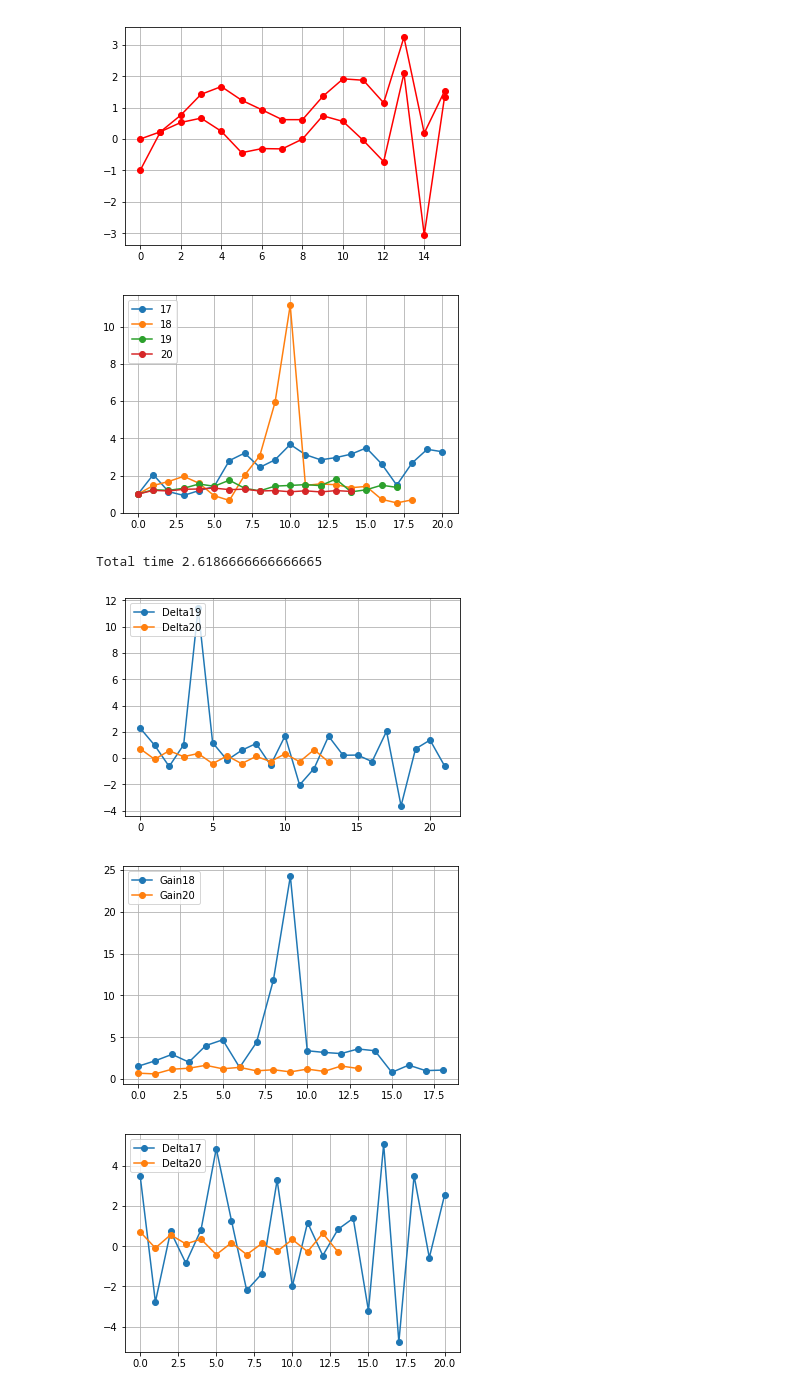
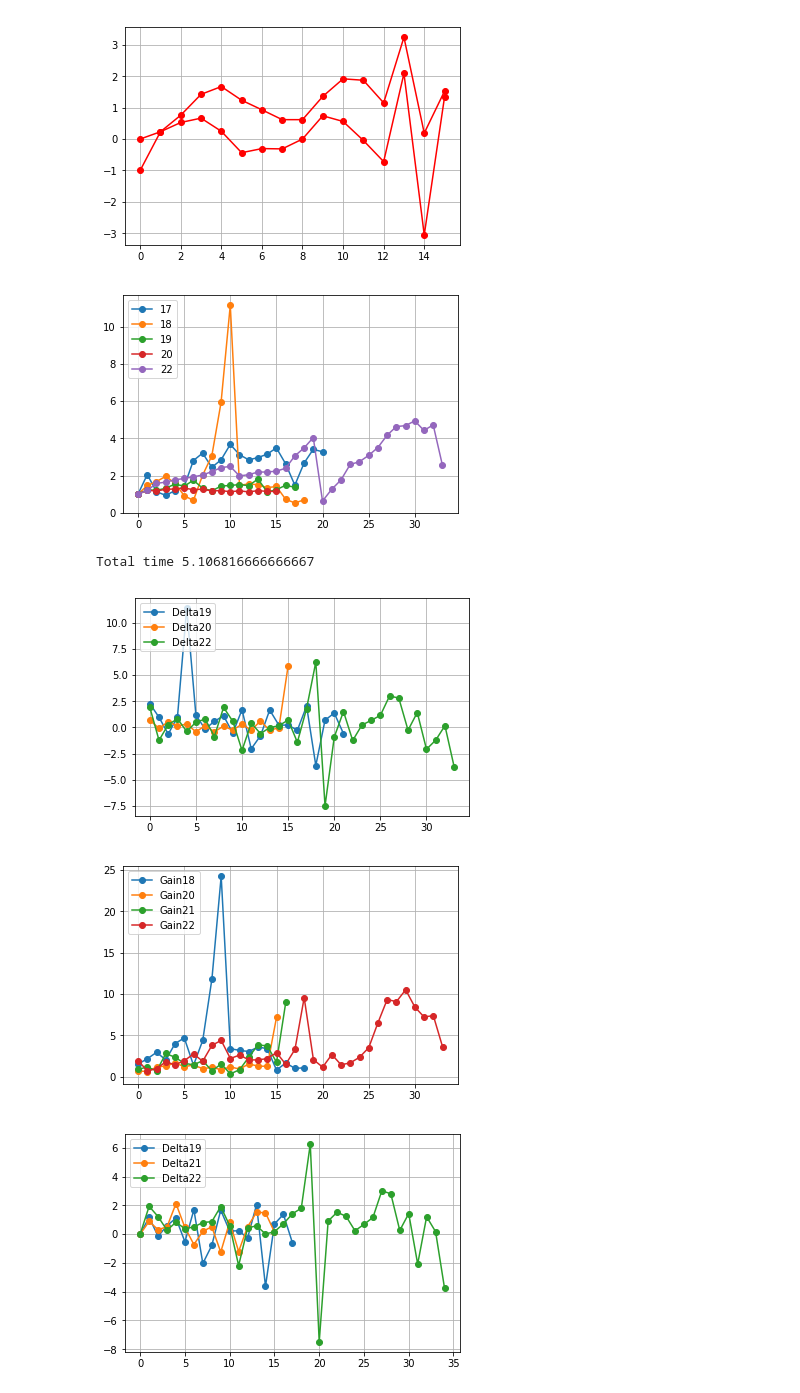
Before and after one commit to AndreeaStefan/SmartuistWrapper, a Jupyter notebook: evaluation/PlotResults.ipynb, the cells around one changed output. Drawn from its saved outputs; the diff is of its cells as text; code cells hidden in the pictures.

```diff
--- a/evaluation/PlotResults.ipynb
+++ b/evaluation/PlotResults.ipynb
@@ -111,7 +111,7 @@ plt.show()
 # player 8 = change effort
 # player 9 = same as 8
 
-players = [17,18,19,20]
+players = [17,18,19,20,22]
 results = []
 gradientStats = []
 path ="C:\\Users\\huber\\OneDrive\\Dokumenty\\thesis-hubert\\unity\\SmartuistWrapper\\tapResult.csv"
@@ -174,7 +174,7 @@ plt.show()
 print("Total time", totalTime/60000)
 
 # delta
-players = [ 19,20]
+players = [ 19,20,22]
 for p in players:
     tmp = gradientStats[p]
     gain = []
@@ -190,12 +190,12 @@ plt.legend(loc='upper left')
 plt.grid(True)
 plt.show()
 # %% [output]
-[figure, old version]
+[figure, new version]
-Total time 2.6186666666666665
+Total time 5.106816666666667
-[figure, old version]
+[figure, new version]
 # %%
 # gain
-players = [ 18,20]
+players = [ 18,20,21,22]
 for p in players:
     tmp = gradientStats[p]
     learningRate = []
@@ -218,43 +218,41 @@ plt.legend(loc='upper left')
 plt.grid(True)
 plt.show()
 
 # learning rate
 # players = [18,20]
 # for p in players:
 #     tmp = gradientStats[p]
 #     learningRate = []
 #     for words in tmp:
 #         learningRate.append(float(words[6]))
 
 #     x = list(range(0, len(learningRate)))
 #     plt.plot(x, learningRate, 'o-', label=p)
 
 
 # plt.legend(loc='upper left')
 # plt.grid(True)
 # plt.show()
 
 
 # delta
-players = [17,20]
+players = [19,21,22]
 for p in players:
-    tmp = gradientStats[p]
-    gain = []
-    prevGain = []
+    tmp = results[p]
+    delta = []
     for words in tmp:
-        gain.append(float(words[5]))
-        prevGain.append(float(words[4]))
+        delta.append(float(words[30]))
 
-    delta = np.array(gain) - np.array(prevGain)
-    smallDeltas = delta.toList
+#     smallDeltas = delta.toList()
+    delta =  [x for i, x in enumerate(delta) if i == delta.index(x)]
     x = list(range(0, len(delta)))
     plt.plot(x, delta, 'o-', label="Delta"+str(p))
 plt.legend(loc='upper left')
 plt.grid(True)
 plt.show()
 # %% [output]
-[figure, old version]
+[figure, new version]
-[figure, old version]
+[figure, new version]
 # %%
 # plt.plot(x, uniqueGain, 'go-')
 # plt.grid(True)
```
Also changed, not shown: 3 other files.
